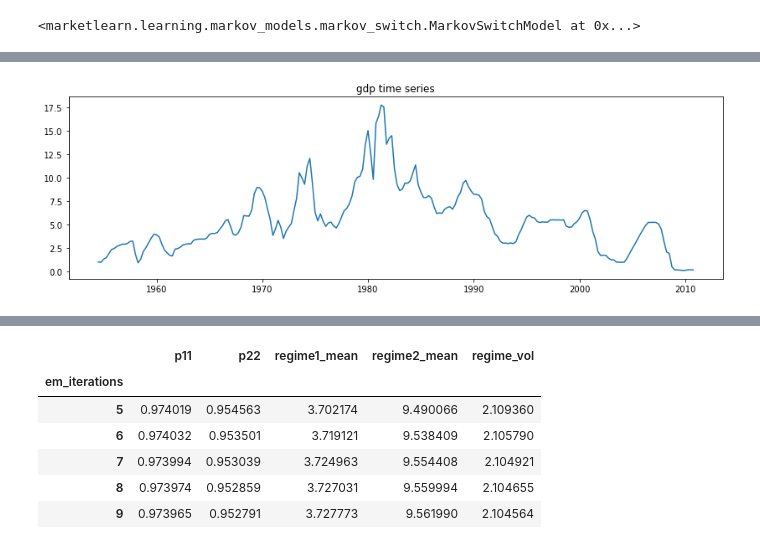
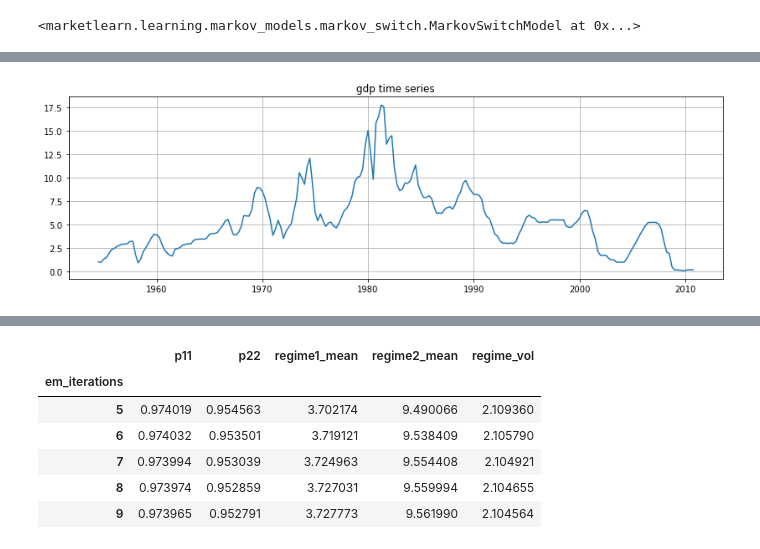
Before and after one commit to mrajancsr/Market-Learn, a Jupyter notebook: marketlearn/learning/markov_models/notebooks/markov_switching.ipynb, the cells around one changed output, grey strips where cells are left out. Saved outputs shown, nothing was run; the diff lists cells and outputs as text; code cells hidden in the pictures.

```diff
--- a/marketlearn/learning/markov_models/notebooks/markov_switching.ipynb
+++ b/marketlearn/learning/markov_models/notebooks/markov_switching.ipynb
@@ -146,6 +145,7 @@ fig.show();
 # %%
 plt.figure(figsize=(14, 4))
-plt.title("gdp time series")
+plt.title("gdp time series");
 plt.plot(dates, obs);
+plt.grid();
 # %% [output]
-[figure, old version]
+[figure, new version]
```
Also changed, not shown: parts of 4 cells of this notebook.
